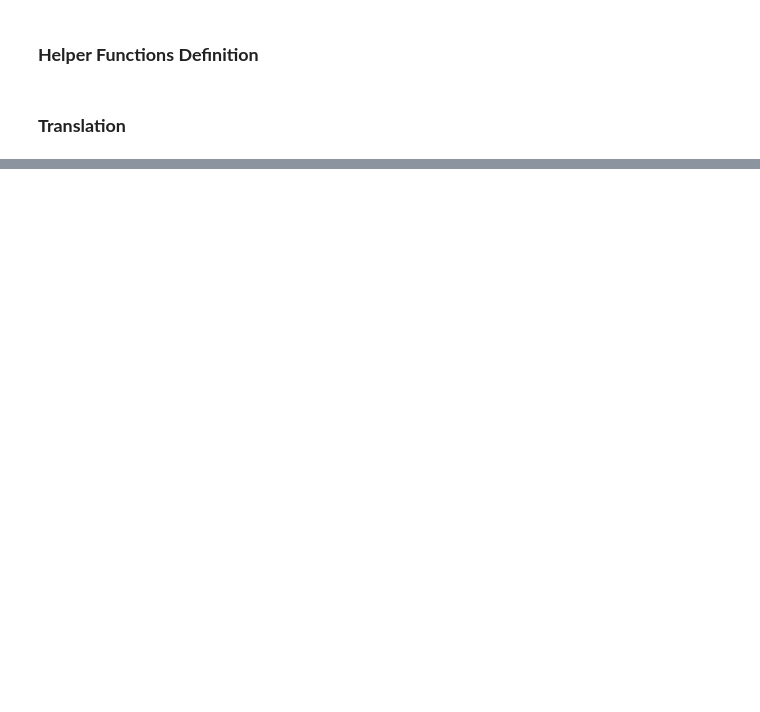
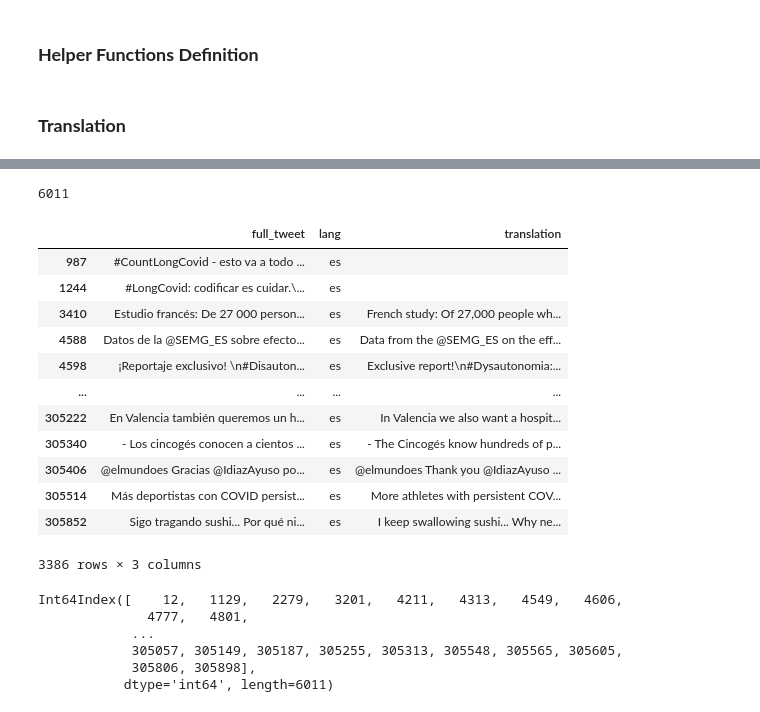
Before and after one commit to HaninAyadi/DOVA_LUX, a Jupyter notebook: notebooks/tweets_translation.ipynb, the cells around one changed output, grey strips where cells are left out. Drawn from its saved outputs; the diff is of its cells as text; code cells hidden in the pictures; blank space fills up the shorter version.

```diff
--- a/notebooks/tweets_translation.ipynb
+++ b/notebooks/tweets_translation.ipynb
@@ -217,0 +142,4 @@ doc_lda = lda_model[corpus]
+# %%
+len(translated_remaining_tweets)
+# %% [output]
+6011
@@ -217,0 +148,25 @@ doc_lda = lda_model[corpus]
+# %%
+df[df['lang']=='es'][['full_tweet', 'lang', 'translation']]
+# %% [output]
+|  | full_tweet | lang | translation |
+| 987 | #CountLongCovid - esto va a todo ... | es |  |
+| 1244 | #LongCovid: codificar es cuidar.\... | es |  |
+| 3410 | Estudio francés: De 27 000 person... | es | French study: Of 27,000 people wh... |
+| 4588 | Datos de la @SEMG_ES sobre efecto... | es | Data from the @SEMG_ES on the eff... |
+| 4598 | ¡Reportaje exclusivo! \n#Disauton... | es | Exclusive report!\n#Dysautonomia:... |
+| ... | ... | ... | ... |
+| 305222 | En Valencia también queremos un h... | es | In Valencia we also want a hospit... |
+| 305340 | - Los cincogés conocen a cientos ... | es | - The Cincogés know hundreds of p... |
+| 305406 | @elmundoes Gracias @IdiazAyuso po... | es | @elmundoes Thank you @IdiazAyuso ... |
+| 305514 | Más deportistas con COVID persist... | es | More athletes with persistent COV... |
+| 305852 | Sigo tragando sushi... Por qué ni... | es | I keep swallowing sushi... Why ne... |
+3386 rows × 3 columns
+# %%
+non_en_de_und_nl_es_fr_it_tweets.index
+# %% [output]
+Int64Index([    12,   1129,   2279,   3201,   4211,   4313,   4549,   4606,
+              4777,   4801,
+            ...
+            305057, 305149, 305187, 305255, 305313, 305548, 305565, 305605,
+            305806, 305898],
+           dtype='int64', length=6011)
```
Also changed, not shown: parts of 64 cells of this notebook, 7 other files.
